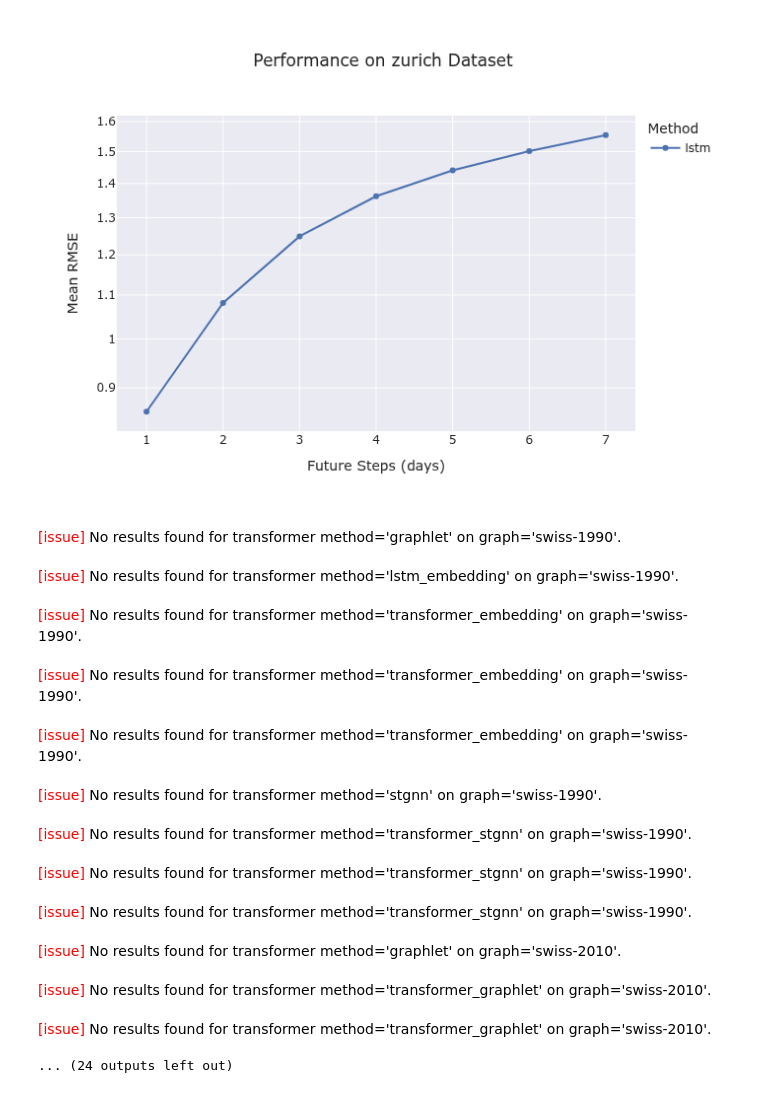
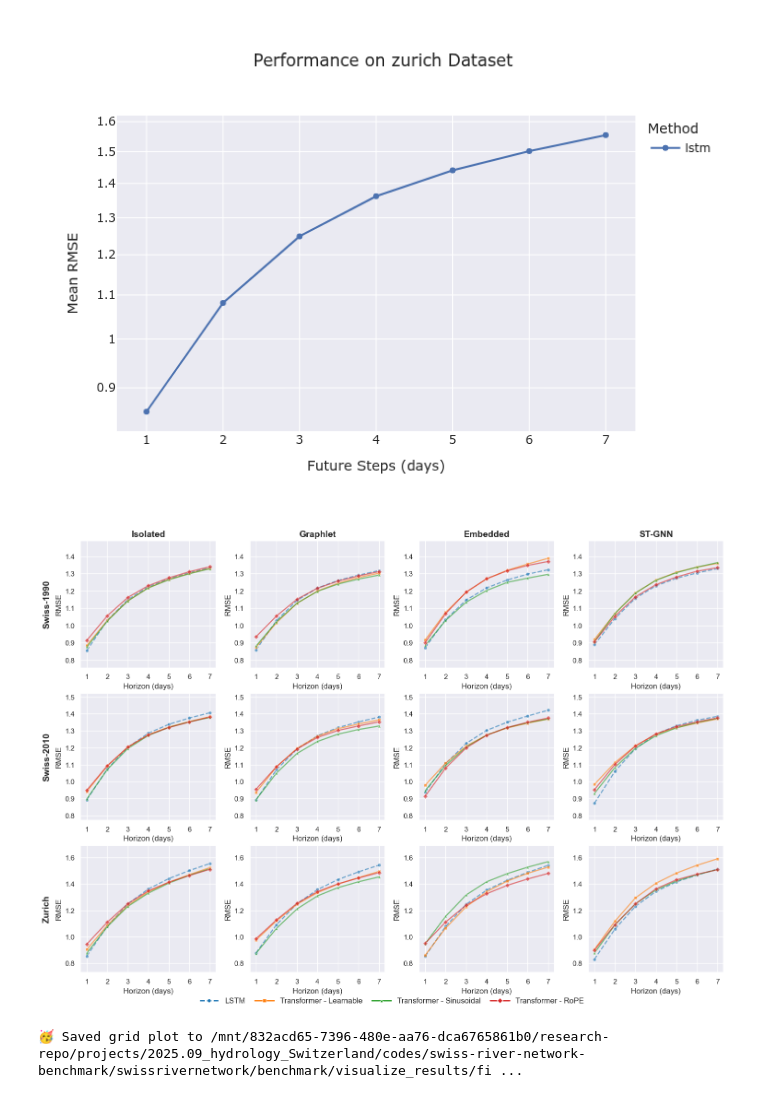
Before and after one commit to jajupmochi/swiss-river-network-benchmark, a Jupyter notebook: swissrivernetwork/benchmark/visualize_results/future_steps_resu.ipynb, the cells around one changed output. Saved outputs shown, nothing was run; the diff lists cells and outputs as text; code cells hidden in the pictures.

```diff
--- a/swissrivernetwork/benchmark/visualize_results/future_steps_resu.ipynb
+++ b/swissrivernetwork/benchmark/visualize_results/future_steps_resu.ipynb
@@ -264,9 +264,9 @@ METHODS = ['lstm', 'transformer', 'graphlet', 'transformer_graphlet', 'lstm_embe
            'stgnn', 'transformer_stgnn']
 # %%
 # Compute results and save to CSV:
-for graph_name in GRAPH_NAMES[0:]:
+for graph_name in GRAPH_NAMES[0:1]:
     print(f'{INFO_TAG} ================= Starting processing for graph="{graph_name}" =================')
-    infer_graph(graph_name, METHODS[0:1])
+    infer_graph(graph_name, METHODS[7:8])
 # %% [output]
 [info] ================= Starting processing for graph="swiss-1990" =================
 [interactive output not drawn]
@@ -522,7 +520,7 @@ def plot_results_grid(
     # colors = ['#FF4500', '#FFB000']
     # colors = ['#F77F00', '#D62828']
 
-    line_styles = ['-', '--', '--', '--']
+    line_styles = ['--', '-', '-', '-']
     scatter_markers = ['o', 's', '^', 'D']
 
     # per-row y-range:
@@ -652,43 +650,32 @@ def plot_results_grid(
         output_path = CUR_ABS_DIR / 'figures' / 'future_steps_results_grid_plot.pdf'
         output_path.parent.mkdir(parents=True, exist_ok=True)
         fig.savefig(output_path, dpi=300, bbox_inches='tight')
         from swissrivernetwork.util.os import make_open_button
         print(f'{SUCCESS_TAG}Saved grid plot to {output_path}.')
         make_open_button(output_path)
 
 
 # ---------------------------------------------------------
 # Plot calls
 # ---------------------------------------------------------
 
 positional_encodings = ['learnable', 'sinusoidal', 'rope']
 method_groups = {
     "Isolated": ['lstm'] + [f'transformer_{pe}' for pe in positional_encodings],
     "Graphlet": ['graphlet'] + [f'transformer_graphlet_{pe}' for pe in positional_encodings],
     "Embedded": ['lstm_embedding'] + [f'transformer_embedding_{pe}' for pe in positional_encodings],
     "ST-GNN": ['stgnn'] + [f'transformer_stgnn_{pe}' for pe in positional_encodings],
 }
 
 plot_results_grid(
     DUMP_DIR,
     datasets=GRAPH_NAMES[0:3],
     method_groups=method_groups,
     xlog=False,
     ylog=False,
     if_trim_overflows=False,
     save_plot=True,
 )
 # %% [output]
-[issue] No results found for transformer method='graphlet' on graph='swiss-1990'.
-[issue] No results found for transformer method='lstm_embedding' on graph='swiss-1990'.
-[issue] No results found for transformer method='transformer_embedding' on graph='swiss-1990'.
-[issue] No results found for transformer method='transformer_embedding' on graph='swiss-1990'.
-[issue] No results found for transformer method='transformer_embedding' on graph='swiss-1990'.
-[issue] No results found for transformer method='stgnn' on graph='swiss-1990'.
-[issue] No results found for transformer method='transformer_stgnn' on graph='swiss-1990'.
-[issue] No results found for transformer method='transformer_stgnn' on graph='swiss-1990'.
-[issue] No results found for transformer method='transformer_stgnn' on graph='swiss-1990'.
-[issue] No results found for transformer method='graphlet' on graph='swiss-2010'.
-[issue] No results found for transformer method='transformer_graphlet' on graph='swiss-2010'.
-[issue] No results found for transformer method='transformer_graphlet' on graph='swiss-2010'.
+[figure, added]
-... (24 outputs left out)
+🥳 Saved grid plot to /mnt/832acd65-7396-480e-aa76-dca6765861b0/research-repo/projects/2025.09_hydrology_Switzerland/codes/swiss-river-network-benchmark/swissrivernetwork/benchmark/visualize_results/fi ...
```
Also changed, not shown: parts of 2 cells of this notebook, 5 other files.
